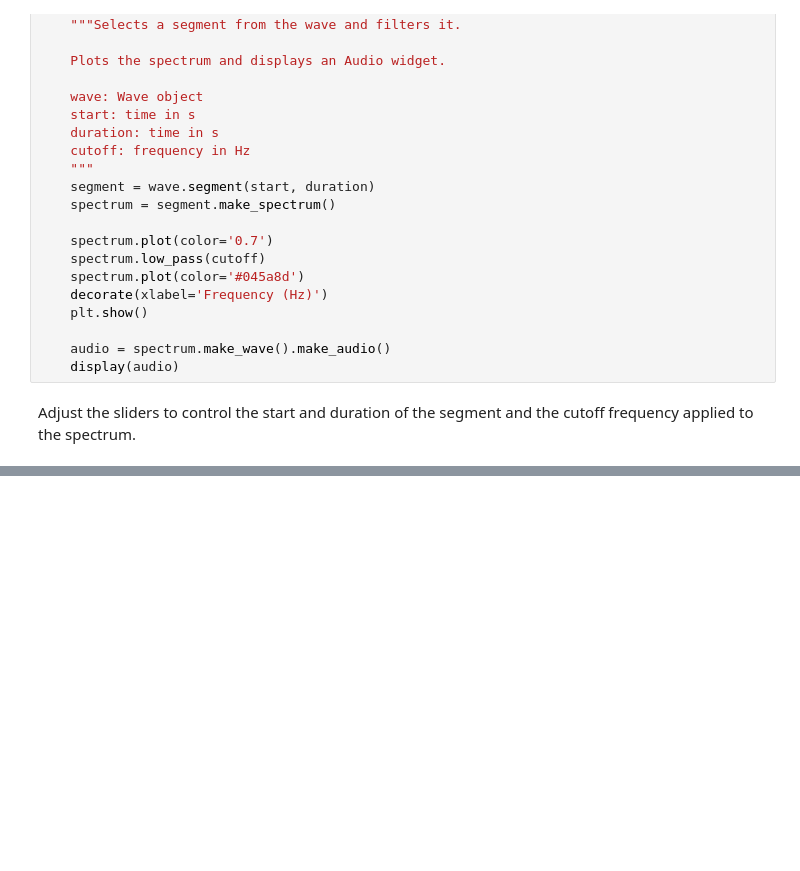
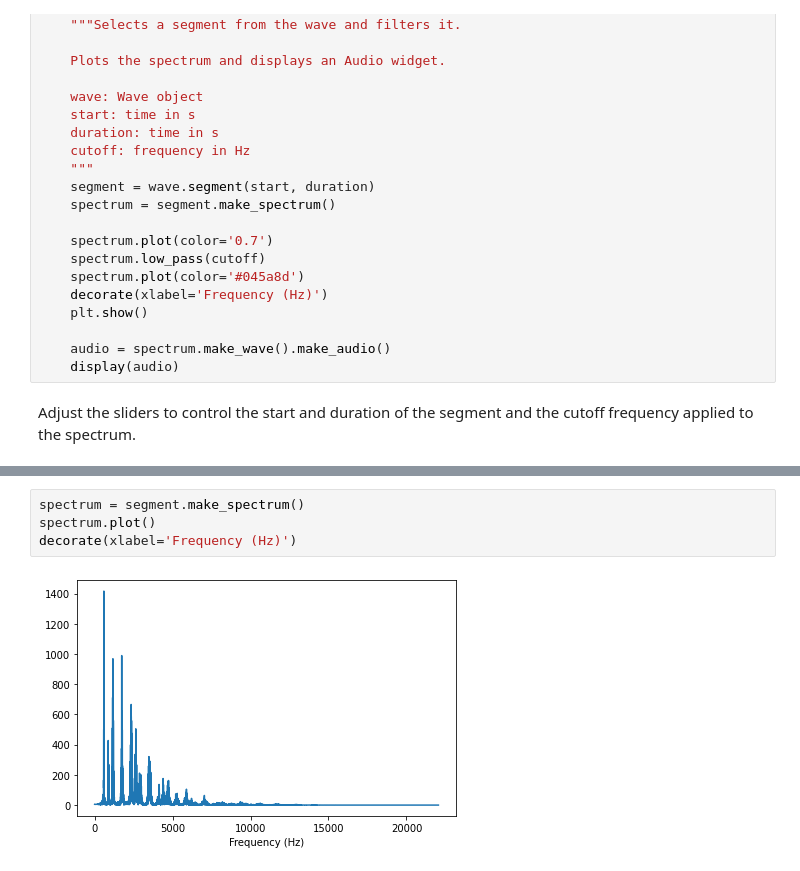
Before and after one commit to Jar-Cher/ThinkDSP, a Jupyter notebook: Labs/Lab1/chap01.ipynb, the cells around one changed output, grey strips where cells are left out. Cells and saved outputs as stored; diff of their text form; blank space fills up the shorter version.

```diff
--- a/Labs/Lab1/chap01.ipynb
+++ b/Labs/Lab1/chap01.ipynb
@@ -262,0 +302,6 @@ interact(filter_wave, wave=fixed(wave),
+# %%
+spectrum = segment.make_spectrum()
+spectrum.plot()
+decorate(xlabel='Frequency (Hz)')
+# %% [output]
+[figure, added]
```
Also changed, not shown: parts of 19 cells of this notebook, 1 other file.
